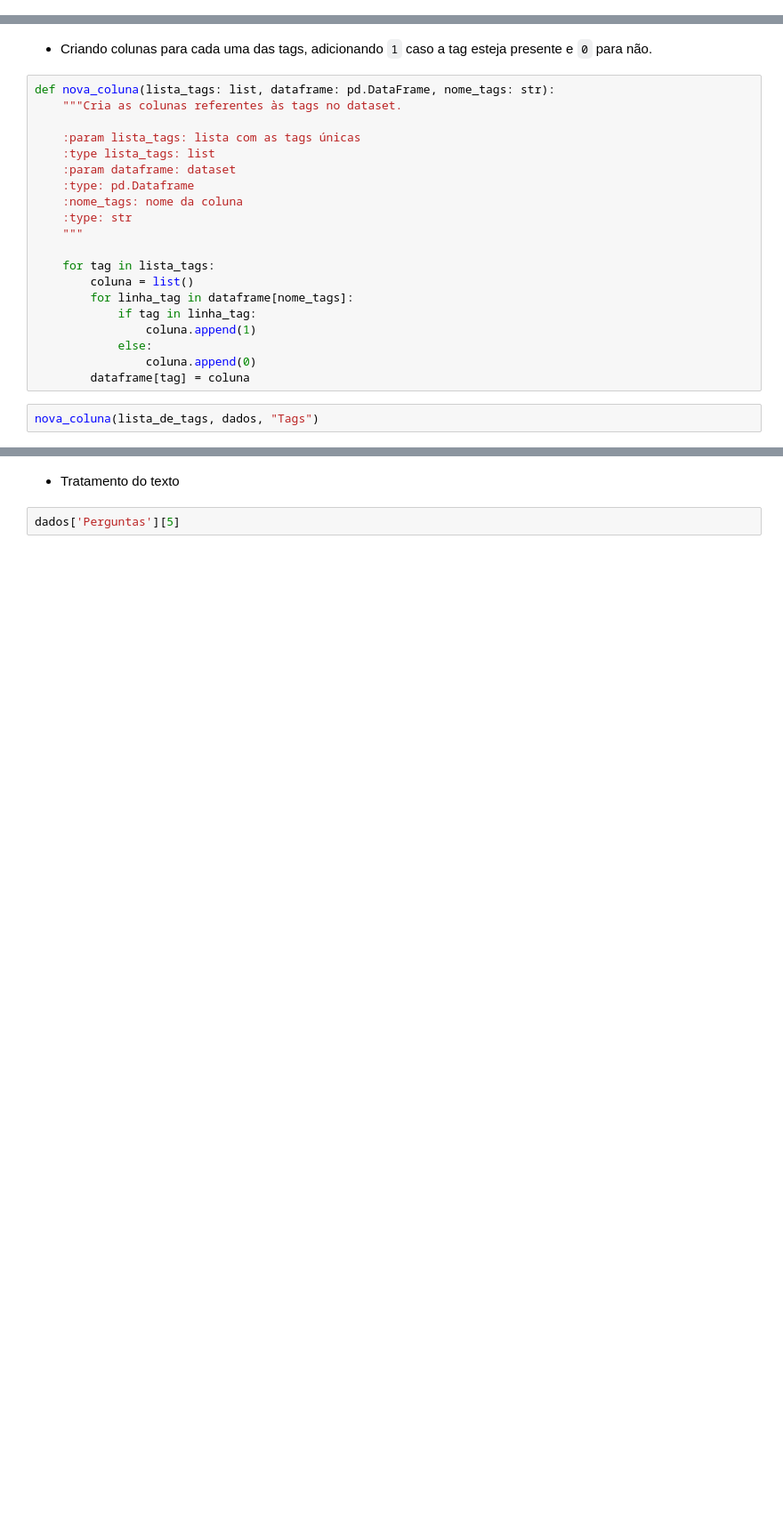
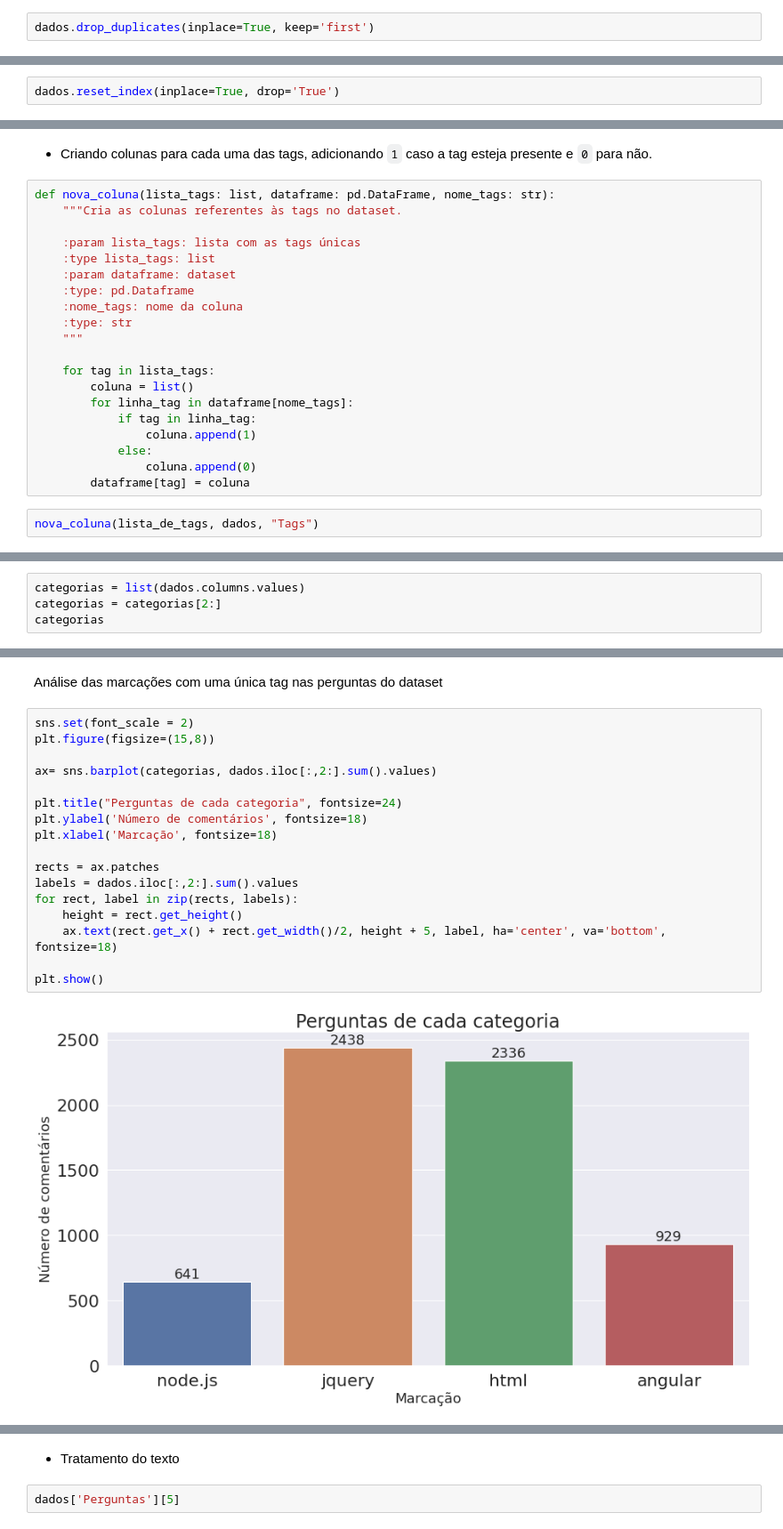
Before and after one commit to saraselis/ClassificacaoMultiLabel-BERT, a Jupyter notebook: Jupyters/01Analise.ipynb, the cells around one changed output, grey strips where cells are left out. Shown at 89% size. Drawn from its saved outputs; the diff is of its cells as text; blank space fills up the shorter version.

```diff
--- a/Jupyters/01Analise.ipynb
+++ b/Jupyters/01Analise.ipynb
@@ -68,0 +80,2 @@ memory usage: 84.6+ KB
+# %%
+dados.drop_duplicates(inplace=True, keep='first')
@@ -68,0 +86,2 @@ memory usage: 84.6+ KB
+# %%
+dados.reset_index(inplace=True, drop='True')
@@ -140,0 +178,4 @@ dados.sample(10)
+# %%
+categorias = list(dados.columns.values)
+categorias = categorias[2:]
+categorias
@@ -140,0 +199,21 @@ dados.sample(10)
+# %% [markdown]
+Análise das marcações com uma única tag nas perguntas do dataset
+# %%
+sns.set(font_scale = 2)
+plt.figure(figsize=(15,8))
+
+ax= sns.barplot(categorias, dados.iloc[:,2:].sum().values)
+
+plt.title("Perguntas de cada categoria", fontsize=24)
+plt.ylabel('Número de comentários', fontsize=18)
+plt.xlabel('Marcação', fontsize=18)
+
+rects = ax.patches
+labels = dados.iloc[:,2:].sum().values
+for rect, label in zip(rects, labels):
+    height = rect.get_height()
+    ax.text(rect.get_x() + rect.get_width()/2, height + 5, label, ha='center', va='bottom', fontsize=18)
+
+plt.show()
+# %% [output]
+[figure, added]
```
Also changed, not shown: parts of 39 cells of this notebook.
